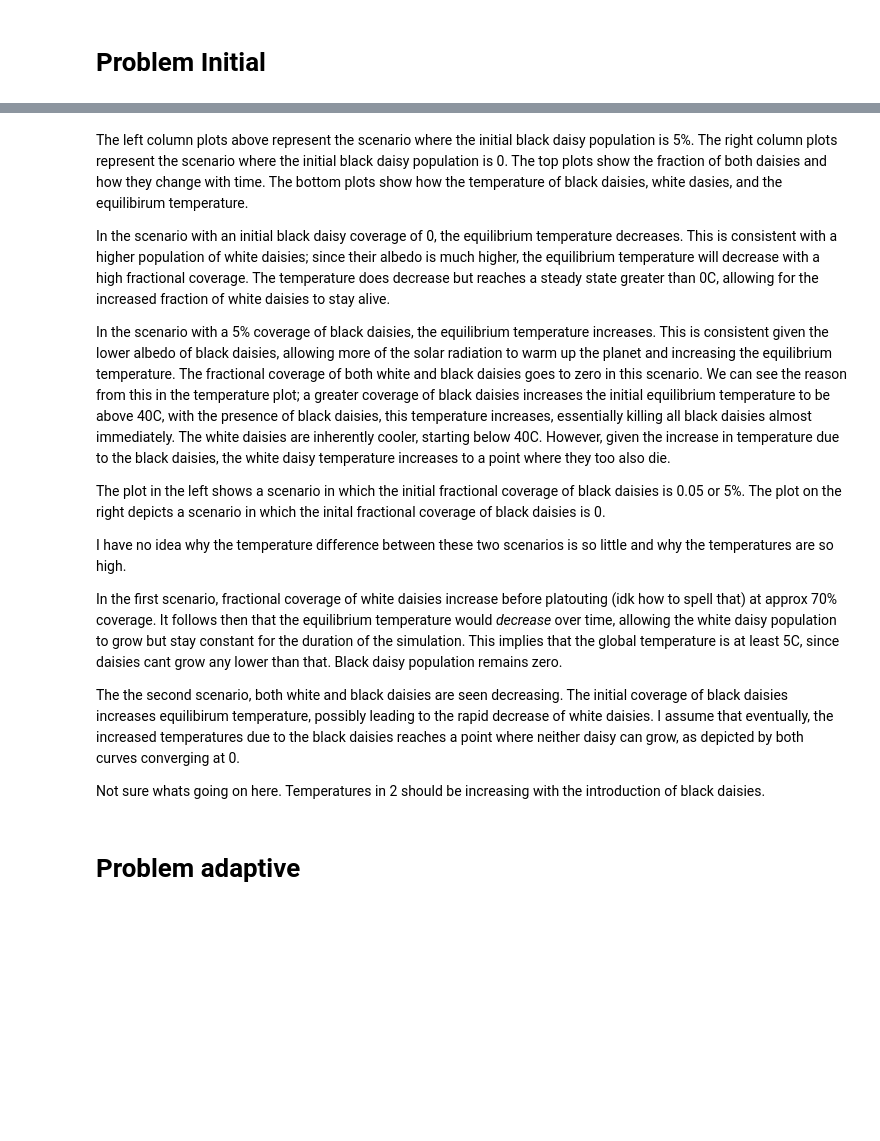
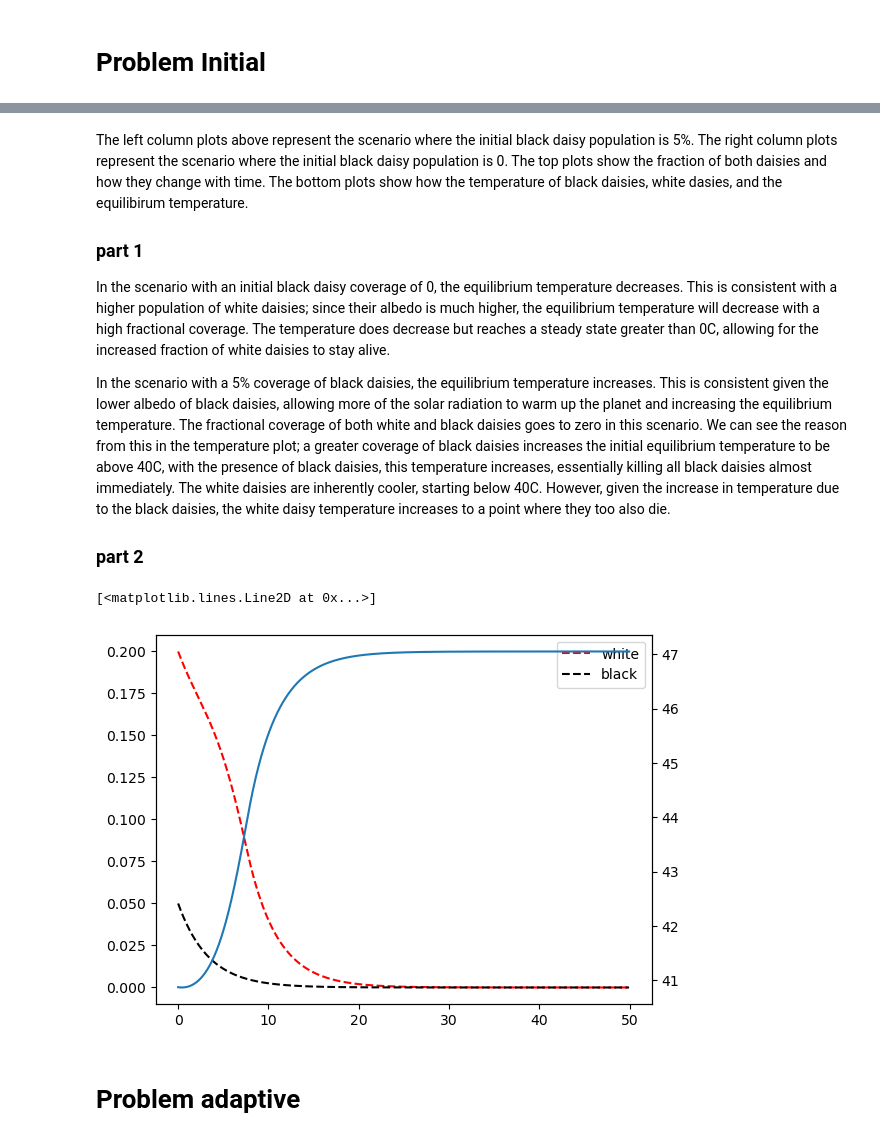
Before and after one commit to nicduboc/numeric_2024, a Jupyter notebook: notebooks/lab5/duboc_assig5.ipynb, the cells around one changed output, grey strips where cells are left out. Drawn from its saved outputs; the diff is of its cells as text; code cells hidden in the pictures; blank space fills up the shorter version.

```diff
--- a/notebooks/lab5/duboc_assig5.ipynb
+++ b/notebooks/lab5/duboc_assig5.ipynb
@@ -149,23 +151,41 @@ fig.tight_layout()
 [figure]
 # %% [markdown]
 The left column plots above represent the scenario where the initial black daisy population is 5%. The right column plots represent the scenario where the initial black daisy population is 0. The top plots show the fraction of both daisies and how they change with time. The bottom plots show how the temperature of black daisies, white dasies, and the equilibirum temperature.
+
+### part 1
 
 In the scenario with an initial black daisy coverage of 0, the equilibrium temperature decreases. This is consistent with a higher population of white daisies; since their albedo is much higher, the equilibrium temperature will decrease with a high fractional coverage. The temperature does decrease but reaches a steady state greater than 0C, allowing for the increased fraction of white daisies to stay alive.
 
 In the scenario with a 5% coverage of black daisies, the equilibrium temperature increases. This is consistent given the lower albedo of black daisies, allowing more of the solar radiation to warm up the planet and increasing the equilibrium temperature. The fractional coverage of both white and black daisies goes to zero in this scenario. We can see the reason from this in the temperature plot; a greater coverage of black daisies increases the initial equilibrium temperature to be above 40C, with the presence of black daisies, this temperature increases, essentially killing all black daisies almost immediately. The white daisies are inherently cooler, starting below 40C. However, given the increase in temperature due to the black daisies, the white daisy temperature increases to a point where they too also die.
 
 
-
-
-The plot in the left shows a scenario in which the initial fractional coverage of black daisies is 0.05 or 5%. The plot on the right depicts a scenario in which the inital fractional coverage of black daisies is 0.
-
-I have no idea why the temperature difference between these two scenarios is so little and why the temperatures are so high.
-
-In the first scenario, fractional coverage of white daisies increase before platouting (idk how to spell that) at approx 70% coverage. It follows then that the equilibrium temperature would _decrease_ over time, allowing the white daisy population to grow but stay constant for the duration of the simulation. This implies that the global temperature is at least 5C, since daisies cant grow any lower than that. Black daisy population remains zero.
-
-The the second scenario, both white and black daisies are seen decreasing. The initial coverage of black daisies increases equilibirum temperature, possibly leading to the rapid decrease of white daisies. I assume that eventually, the increased temperatures due to the black daisies reaches a point where neither daisy can grow, as depicted by both curves converging at 0.
-
-Not sure whats going on here. Temperatures in 2 should be increasing with the introduction of black daisies.
+### part 2
+# %%
+# constant blackconc, varying whiteconc for steady state
+theSolver2 = Integ54('initial2.yaml')
+timevals2, yvals2, errorlist2 = theSolver2.timeloop5fixed()
+daisies2 = pd.DataFrame(yvals2, columns=['white', 'black'])
+
+temp_w2 = []
+temp_b2 = []
+temp_e2 = []
+for i in range(len(timevals)):
+    w2,b2,e2 = theSolver2.find_temp(yvals2[i,:])
+    temp_w2.append(w2- 273.15)
+    temp_b2.append(b2- 273.15)
+    temp_e2.append(e2- 273.15)
+
+fig, ax1 = plt.subplots(1,1)
+ax1.plot(timevals2,daisies2['white'],'--r',label='white')
+ax1.plot(timevals2,daisies2['black'],'--k',label='black')
+ax1.legend()
+
+ax2 = ax1.twinx()
+ax2.plot(timevals2,temp_e2)
+## WHY IS BLACK NEVER NON ZERO ASJDHFLAKSUDHFASDHF;OASHDFO
+# %% [output]
+[<matplotlib.lines.Line2D at 0x...>]
+[figure, added]
 # %% [markdown]
 # Problem adaptive
 # %% [markdown]
```
Also changed, not shown: parts of 14 cells of this notebook, 1 other file.
